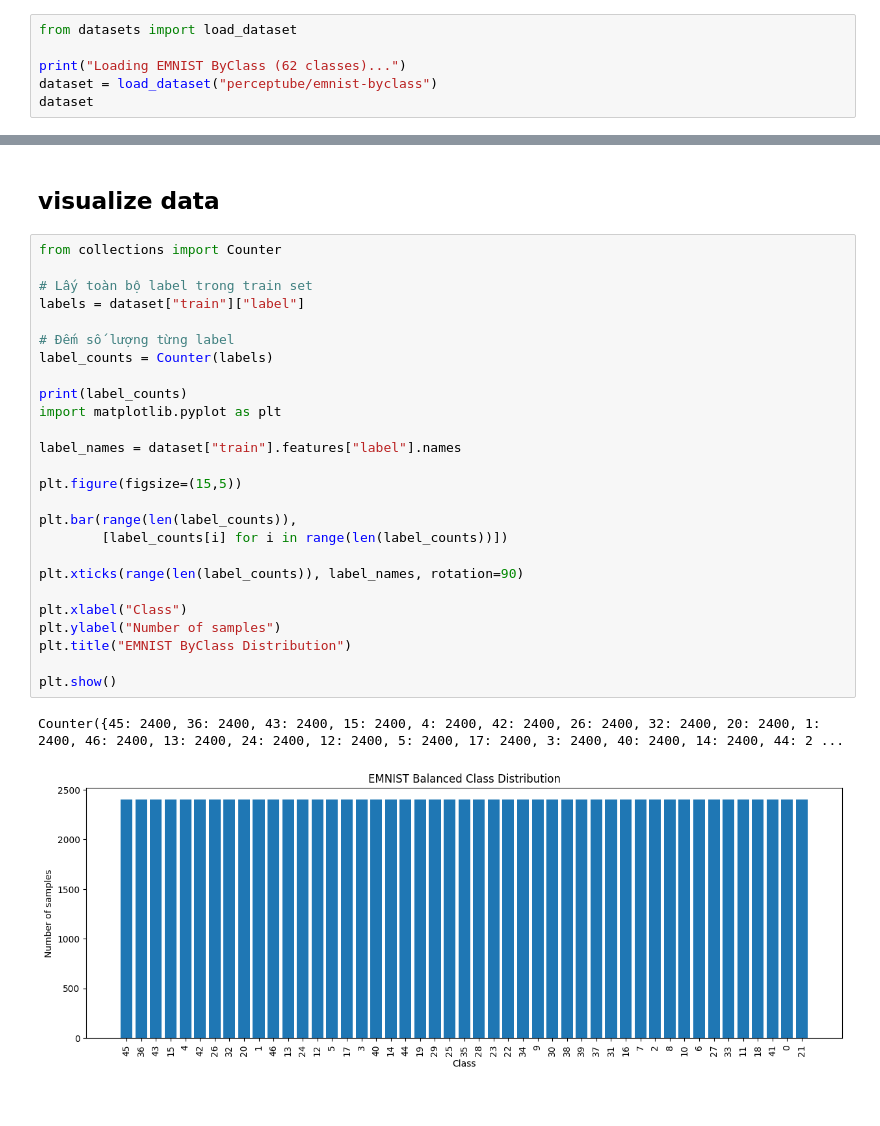
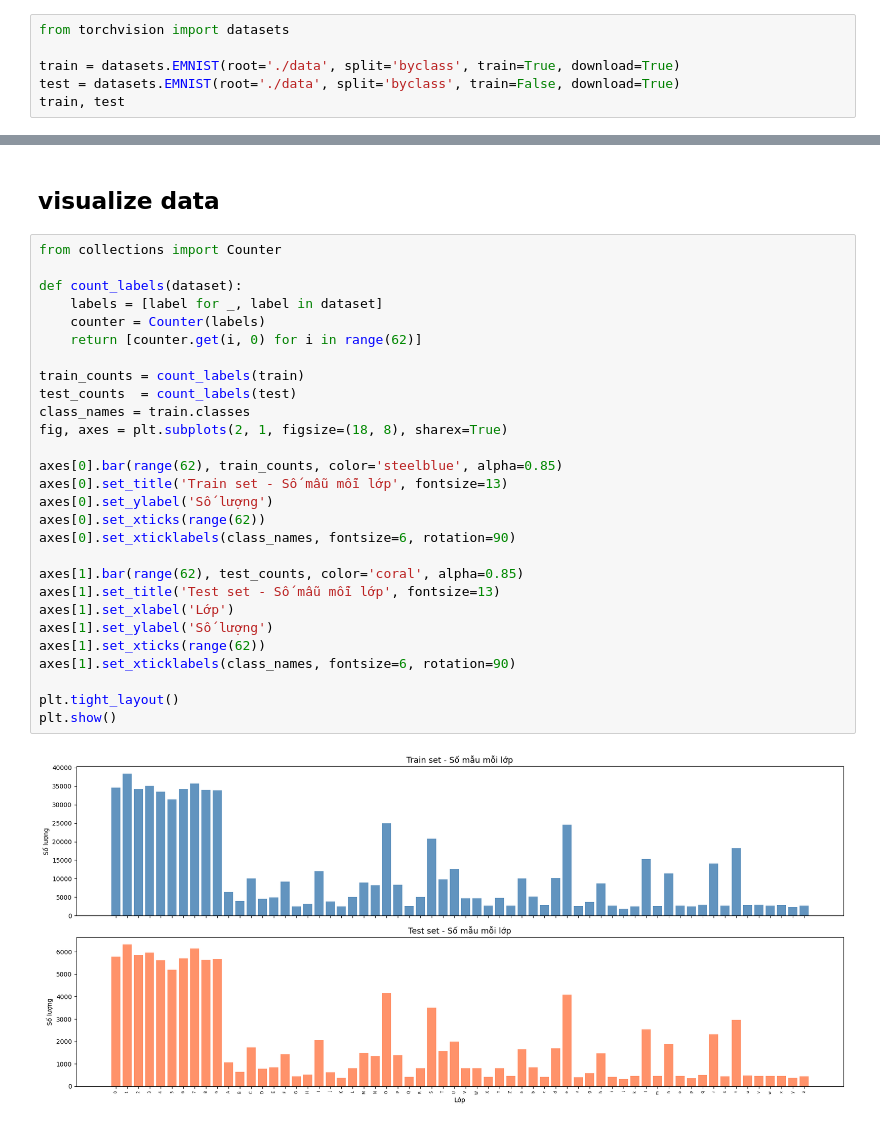
Before and after one commit to HalogenFlo/TIC_-Hugging_Face_Models_Mastery_RD, a Jupyter notebook: notebook/step3_TIC_Mastery.ipynb, the cells around one changed output, grey strips where cells are left out. Cells and saved outputs as stored; diff of their text form.

```diff
--- a/notebook/step3_TIC_Mastery.ipynb
+++ b/notebook/step3_TIC_Mastery.ipynb
@@ -46,9 +31,9 @@ Successfully logged in to Hugging Face.
 # %% [markdown]
 ## Load Dataset
 # %%
-from datasets import load_dataset
+from torchvision import datasets
 
-print("Loading EMNIST ByClass (62 classes)...")
-dataset = load_dataset("perceptube/emnist-byclass")
-dataset
+train = datasets.EMNIST(root='./data', split='byclass', train=True, download=True)
+test = datasets.EMNIST(root='./data', split='byclass', train=False, download=True)
+train, test
 # %% [output]
@@ -59,29 +50,30 @@ DatasetNotFoundError: Dataset 'perceptube/emnist-byclass' doesn't exist on the H
 # %%
 from collections import Counter
 
-# Lấy toàn bộ label trong train set
-labels = dataset["train"]["label"]
+def count_labels(dataset):
+    labels = [label for _, label in dataset]
+    counter = Counter(labels)
+    return [counter.get(i, 0) for i in range(62)]
 
-# Đếm số lượng từng label
-label_counts = Counter(labels)
+train_counts = count_labels(train)
+test_counts  = count_labels(test)
+class_names = train.classes
+fig, axes = plt.subplots(2, 1, figsize=(18, 8), sharex=True)
 
-print(label_counts)
-import matplotlib.pyplot as plt
+axes[0].bar(range(62), train_counts, color='steelblue', alpha=0.85)
+axes[0].set_title('Train set - Số mẫu mỗi lớp', fontsize=13)
+axes[0].set_ylabel('Số lượng')
+axes[0].set_xticks(range(62))
+axes[0].set_xticklabels(class_names, fontsize=6, rotation=90)
 
-label_names = dataset["train"].features["label"].names
+axes[1].bar(range(62), test_counts, color='coral', alpha=0.85)
+axes[1].set_title('Test set - Số mẫu mỗi lớp', fontsize=13)
+axes[1].set_xlabel('Lớp')
+axes[1].set_ylabel('Số lượng')
+axes[1].set_xticks(range(62))
+axes[1].set_xticklabels(class_names, fontsize=6, rotation=90)
 
-plt.figure(figsize=(15,5))
-
-plt.bar(range(len(label_counts)),
-        [label_counts[i] for i in range(len(label_counts))])
-
-plt.xticks(range(len(label_counts)), label_names, rotation=90)
-
-plt.xlabel("Class")
-plt.ylabel("Number of samples")
-plt.title("EMNIST ByClass Distribution")
-
+plt.tight_layout()
 plt.show()
 # %% [output]
-Counter({45: 2400, 36: 2400, 43: 2400, 15: 2400, 4: 2400, 42: 2400, 26: 2400, 32: 2400, 20: 2400, 1: 2400, 46: 2400, 13: 2400, 24: 2400, 12: 2400, 5: 2400, 17: 2400, 3: 2400, 40: 2400, 14: 2400, 44: 2 ...
-[figure, old version]
+[figure, new version]
```
Also changed, not shown: parts of 3 cells of this notebook, 2 other files.
